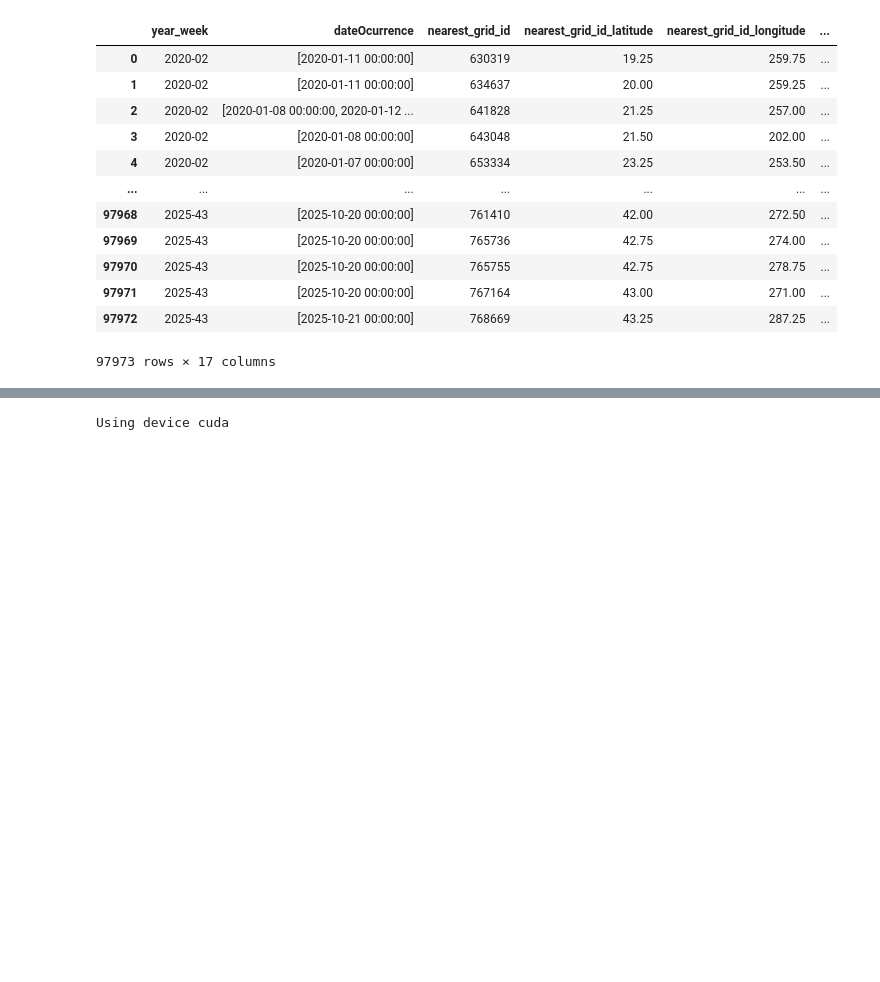
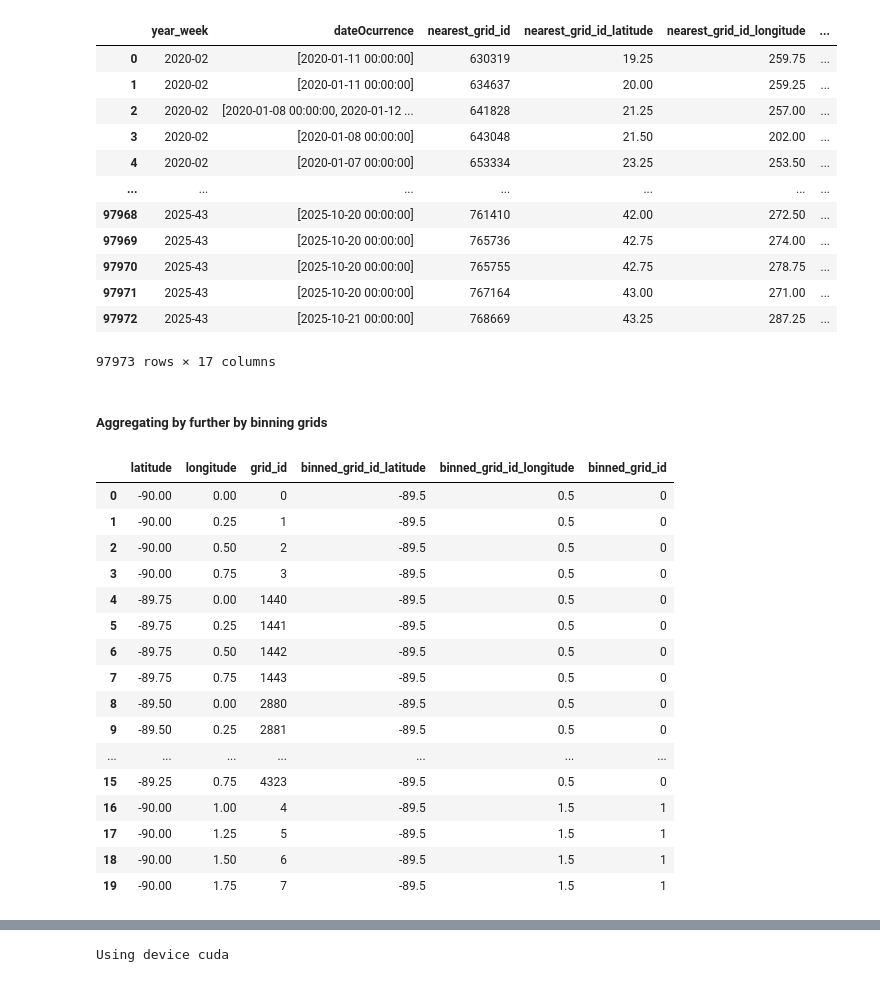
Before and after one commit to davidguzmanr/COMP-685-Fall-2025, a Jupyter notebook: notebooks/iNaturalist + ERA5.ipynb, the cells around one changed output, grey strips where cells are left out. Drawn from its saved outputs; the diff is of its cells as text; code cells hidden in the pictures; blank space fills up the shorter version.

```diff
--- a/notebooks/iNaturalist + ERA5.ipynb
+++ b/notebooks/iNaturalist + ERA5.ipynb
@@ -334,3 +361,46 @@ agg_df
 | 97971 | 2025-43 | [2025-10-20 00:00:00] | 767164 | 43.00 | 271.00 | ... |
 | 97972 | 2025-43 | [2025-10-21 00:00:00] | 768669 | 43.25 | 287.25 | ... |
 97973 rows × 17 columns
+# %% [markdown]
+##### Aggregating by further by binning grids
+# %%
+query = f"""
+SELECT *
+FROM ERA5_grid;
+"""
+ERA5_grid = con.execute(query).df()
+
+# Choose your bin size (in degrees)
+BIN_SIZE = 1.0
+
+# Create binned latitude and longitude (bin centers)
+# We use floor division to assign each point to a bin, then calculate the center
+ERA5_grid['binned_grid_id_latitude'] = (np.floor(ERA5_grid['latitude'] / BIN_SIZE) * BIN_SIZE + BIN_SIZE / 2)
+ERA5_grid['binned_grid_id_longitude'] = (np.floor(ERA5_grid['longitude'] / BIN_SIZE) * BIN_SIZE + BIN_SIZE / 2)
+
+# Create a unique binned_grid_id based on the binned coordinates
+# Method 1: Using a combination of lat and lon to create unique IDs
+ERA5_grid['binned_grid_id'] = ERA5_grid.groupby(
+    ['binned_grid_id_latitude', 'binned_grid_id_longitude']
+).ngroup()
+
+ERA5_bins = ERA5_grid.sort_values(by=["binned_grid_id", "binned_grid_id_latitude", "binned_grid_id_longitude"]).reset_index(drop=True)
+ERA5_bins.head(20)
+# %% [output]
+|  | latitude | longitude | grid_id | binned_grid_id_latitude | binned_grid_id_longitude | binned_grid_id |
+| 0 | -90.00 | 0.00 | 0 | -89.5 | 0.5 | 0 |
+| 1 | -90.00 | 0.25 | 1 | -89.5 | 0.5 | 0 |
+| 2 | -90.00 | 0.50 | 2 | -89.5 | 0.5 | 0 |
+| 3 | -90.00 | 0.75 | 3 | -89.5 | 0.5 | 0 |
+| 4 | -89.75 | 0.00 | 1440 | -89.5 | 0.5 | 0 |
+| 5 | -89.75 | 0.25 | 1441 | -89.5 | 0.5 | 0 |
+| 6 | -89.75 | 0.50 | 1442 | -89.5 | 0.5 | 0 |
+| 7 | -89.75 | 0.75 | 1443 | -89.5 | 0.5 | 0 |
+| 8 | -89.50 | 0.00 | 2880 | -89.5 | 0.5 | 0 |
+| 9 | -89.50 | 0.25 | 2881 | -89.5 | 0.5 | 0 |
+| ... | ... | ... | ... | ... | ... | ... |
+| 15 | -89.25 | 0.75 | 4323 | -89.5 | 0.5 | 0 |
+| 16 | -90.00 | 1.00 | 4 | -89.5 | 1.5 | 1 |
+| 17 | -90.00 | 1.25 | 5 | -89.5 | 1.5 | 1 |
+| 18 | -90.00 | 1.50 | 6 | -89.5 | 1.5 | 1 |
+| 19 | -90.00 | 1.75 | 7 | -89.5 | 1.5 | 1 |
```
Also changed, not shown: parts of 31 cells of this notebook.
